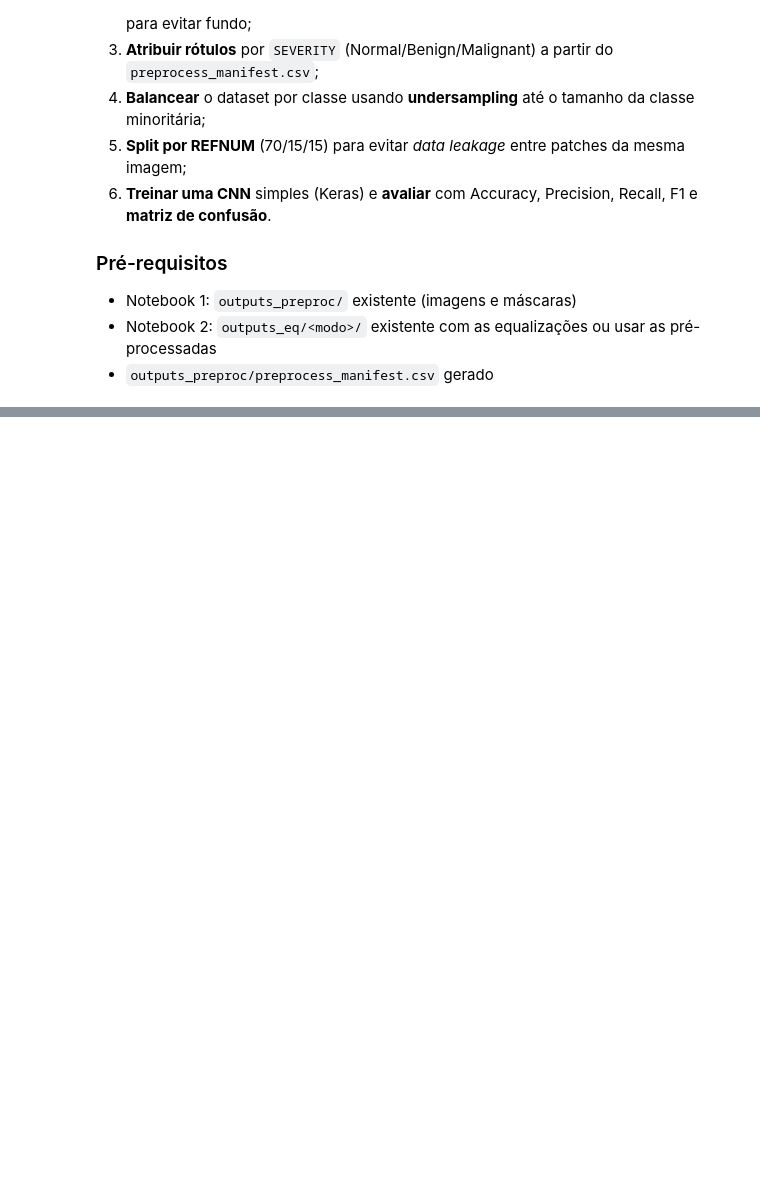
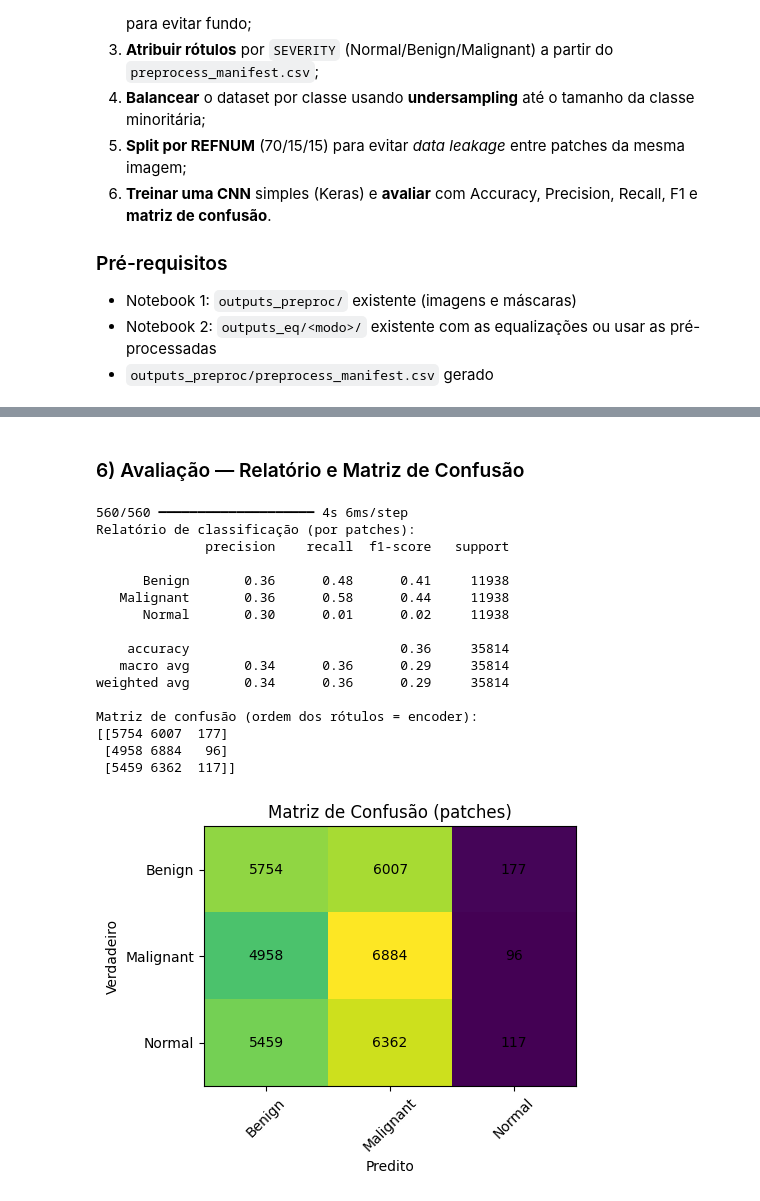
Before and after one commit to Jh-Terencio/Processamento-Imagem, a Jupyter notebook: Trabalho-1/mias_patches_cnn.ipynb, the cells around one changed output, grey strips where cells are left out. Cells and saved outputs as stored; diff of their text form; code cells hidden in the pictures; blank space fills up the shorter version.

```diff
--- a/Trabalho-1/mias_patches_cnn.ipynb
+++ b/Trabalho-1/mias_patches_cnn.ipynb
@@ -481,0 +214,13 @@ Matriz de confusão (ordem dos rótulos = encoder):
+# %%
+records = []
+for _, r in df_img.iterrows():
+    img = read_gray_float01(Path(r['img_path']))
+    msk = read_gray_float01(Path(r['mask_path']))
+    msk = (msk > 0.5).astype(np.float32)
+    pts = extract_patches_from_image(img, msk, patch=PATCH_SIZE, stride=STRIDE, mask_min_fraction=MASK_MIN_FRACTION)
+    for roi, (yy, xx) in pts:
+        records.append({'REFNUM': r['REFNUM'], 'SEVERITY': r['SEVERITY'], 'patch': roi.astype(np.float32)})
+
+df_patches = pd.DataFrame(records)
+print('Total de patches extraídos:', len(df_patches))
+print(df_patches['SEVERITY'].value_counts(dropna=False))
@@ -481,0 +424,45 @@ Matriz de confusão (ordem dos rótulos = encoder):
+# %% [markdown]
+### 6) Avaliação — Relatório e Matriz de Confusão
+# %%
+all_labels = np.arange(n_classes)
+all_names  = list(le.classes_)
+y_pred = model.predict(X_test, batch_size=BATCH_SIZE) if len(X_test) else np.empty((0, n_classes))
+y_hat  = np.argmax(y_pred, axis=1) if len(X_test) else np.array([], dtype=int)
+
+print('Relatório de classificação (por patches):')
+print(classification_report(y_test, y_hat, labels=all_labels, target_names=all_names, zero_division=0))
+
+cm = confusion_matrix(y_test, y_hat, labels=all_labels)
+print('Matriz de confusão (ordem dos rótulos = encoder):')
+print(cm)
+
+plt.figure(figsize=(5,4))
+plt.imshow(cm, aspect='auto')
+plt.title('Matriz de Confusão (patches)')
+plt.xlabel('Predito')
+plt.ylabel('Verdadeiro')
+plt.xticks(ticks=all_labels, labels=all_names, rotation=45)
+plt.yticks(ticks=all_labels, labels=all_names)
+for i in range(cm.shape[0]):
+    for j in range(cm.shape[1]):
+        plt.text(j, i, str(cm[i, j]), ha='center', va='center')
+plt.tight_layout()
+plt.show()
+# %% [output]
+560/560 ━━━━━━━━━━━━━━━━━━━━ 4s 6ms/step
+Relatório de classificação (por patches):
+              precision    recall  f1-score   support
+
+      Benign       0.36      0.48      0.41     11938
+   Malignant       0.36      0.58      0.44     11938
+      Normal       0.30      0.01      0.02     11938
+
+    accuracy                           0.36     35814
+   macro avg       0.34      0.36      0.29     35814
+weighted avg       0.34      0.36      0.29     35814
+
+Matriz de confusão (ordem dos rótulos = encoder):
+[[5754 6007  177]
+ [4958 6884   96]
+ [5459 6362  117]]
+[figure, added]
```
Also changed, not shown: parts of 37 cells of this notebook, 5 other files.
